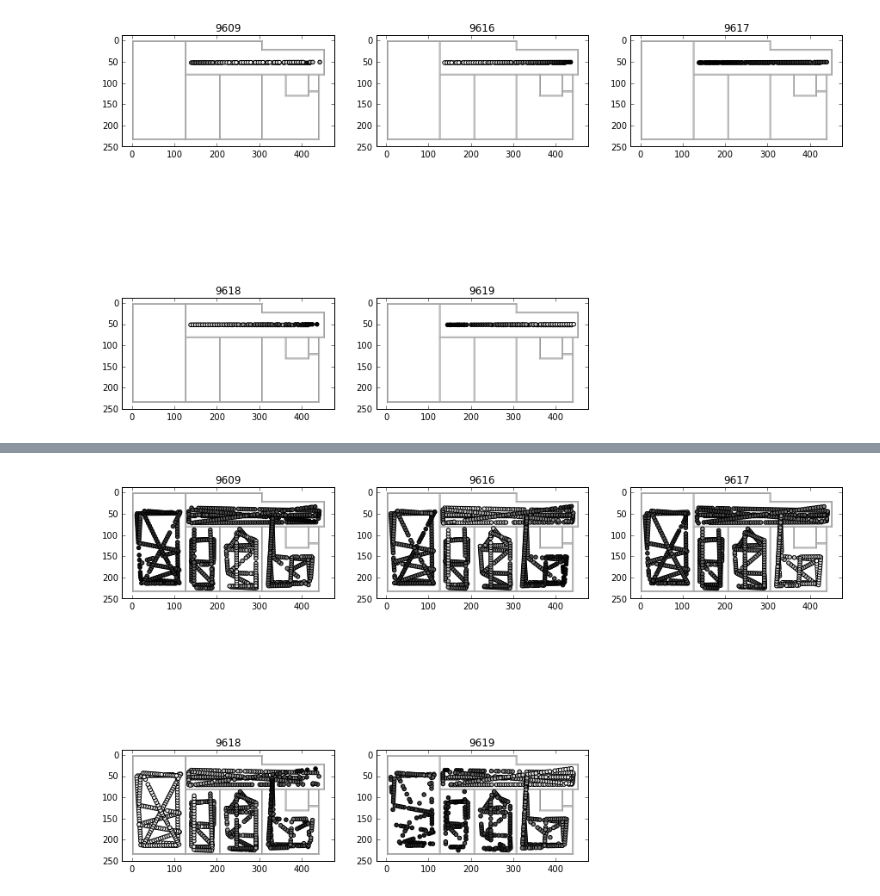
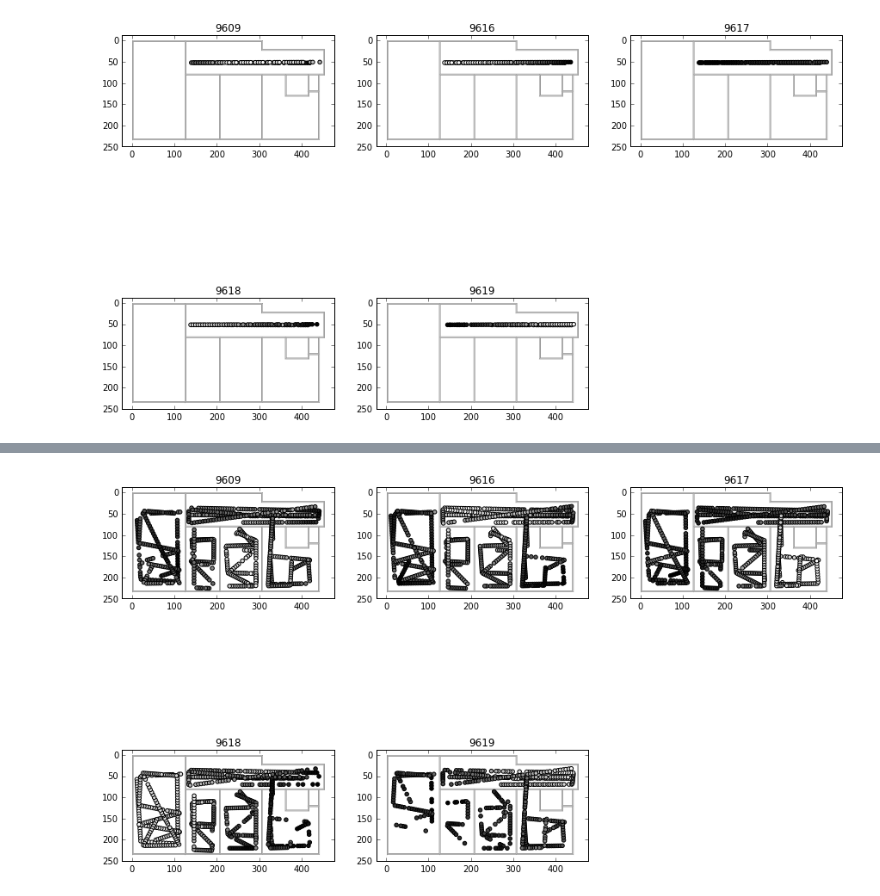
Before and after one commit to Informhunter/IPS, a Jupyter notebook: JupiterNB/data_from_db_analysis/data_visualisation.ipynb, the cells around one changed output, grey strips where cells are left out. Cells and saved outputs as stored; diff of their text form; code cells hidden in the pictures.

```diff
--- a/JupiterNB/data_from_db_analysis/data_visualisation.ipynb
+++ b/JupiterNB/data_from_db_analysis/data_visualisation.ipynb
@@ -32,5 +32,5 @@ plot_session(standing_still, img)
 [figure]
 # %%
-plot_rssi_map(df, img, filter_func=rssi_lowess_filter)
+plot_rssi_map(df, img, filter_func=create_rssi_avg_filter(21))
 # %% [output]
-[figure, old version]
+[figure, new version]
```
Also changed, not shown: parts of 2 cells of this notebook.
